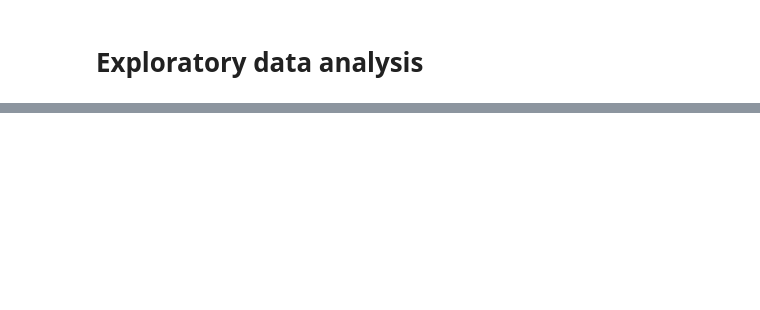
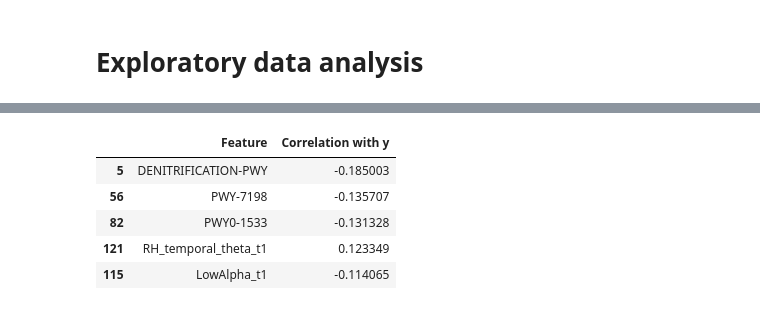
Before and after one commit to ptonso/random_forest, a Jupyter notebook: src/01_exploratory.ipynb, the cells around one changed output, grey strips where cells are left out. Saved outputs shown, nothing was run; the diff lists cells and outputs as text; code cells hidden in the pictures; blank space fills up the shorter version.

```diff
--- a/src/01_exploratory.ipynb
+++ b/src/01_exploratory.ipynb
@@ -34,8 +55,22 @@ X = df.iloc[:,:-1]
 # %%
 # Check correlation
 
 correlations = []
 
 for column in X.columns:
     corr = float(X[column].corr(y))
     correlations.append([column,corr])
+
+columns=["Feature", "Correlation with y"]
+
+
+df_corr = pd.DataFrame(correlations, columns=columns)
+df_corr = df_corr.sort_values(by=columns[1], key=abs, ascending=False)
+df_corr.head()
+# %% [output]
+|  | Feature | Correlation with y |
+| 5 | DENITRIFICATION-PWY | -0.185003 |
+| 56 | PWY-7198 | -0.135707 |
+| 82 | PWY0-1533 | -0.131328 |
+| 121 | RH_temporal_theta_t1 | 0.123349 |
+| 115 | LowAlpha_t1 | -0.114065 |
```
Also changed, not shown: parts of 6 cells of this notebook, 17 other files.
